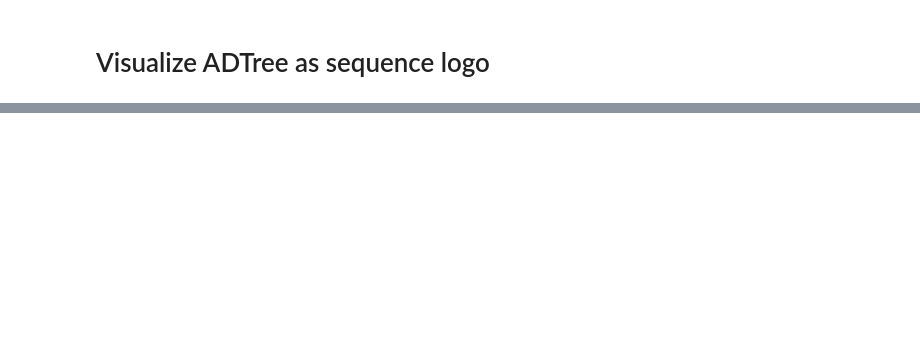
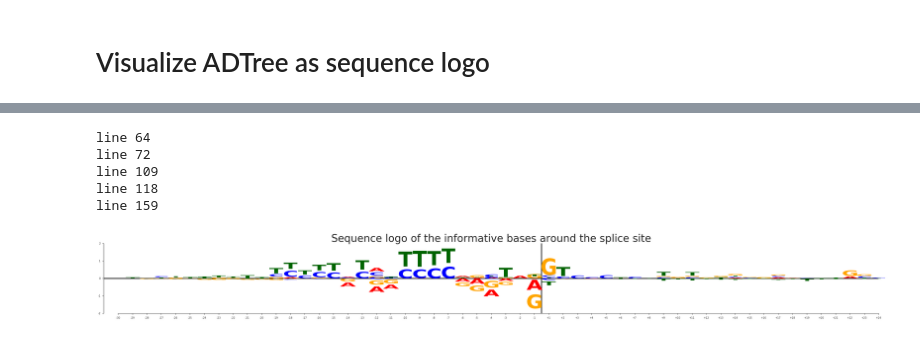
Before and after one commit to arapat/sparkboost, a Jupyter notebook: splice-site.ipynb, the cells around one changed output, grey strips where cells are left out. Drawn from its saved outputs; the diff is of its cells as text; code cells hidden in the pictures; blank space fills up the shorter version.

```diff
--- a/splice-site.ipynb
+++ b/splice-site.ipynb
@@ -1,2 +1,4 @@
+# %%
+base = "/home/arapat/workspace/research/boosting/data/core/"
 # %%
 %matplotlib inline
@@ -88,7 +56,7 @@ plot(data)
 %matplotlib inline
 %run ipynb_src/seq_logo.py
 # %%
-filepath = "/home/arapat/workspace/research/boosting/experiments/splice-site/data/auto/desc/desc-010-L1.txt"
+filepath = base + "../others/desc-010-L1.txt"
 scores = getScores(filepath)
 # %%
 pscores = []
@@ -105,0 +74,11 @@ draw_logo(pscores)
+# %%
+# draw_logo(pscores, list(range(29, 83)))
+# draw_logo(pscores, list(range(49, 63)))
+draw_logo(pscores[29:83], list(range(29, 83)))
+# %% [output]
+line 64
+line 72
+line 109
+line 118
+line 159
+[figure, added]
```
Also changed, not shown: parts of 10 cells of this notebook, 10 other files.
